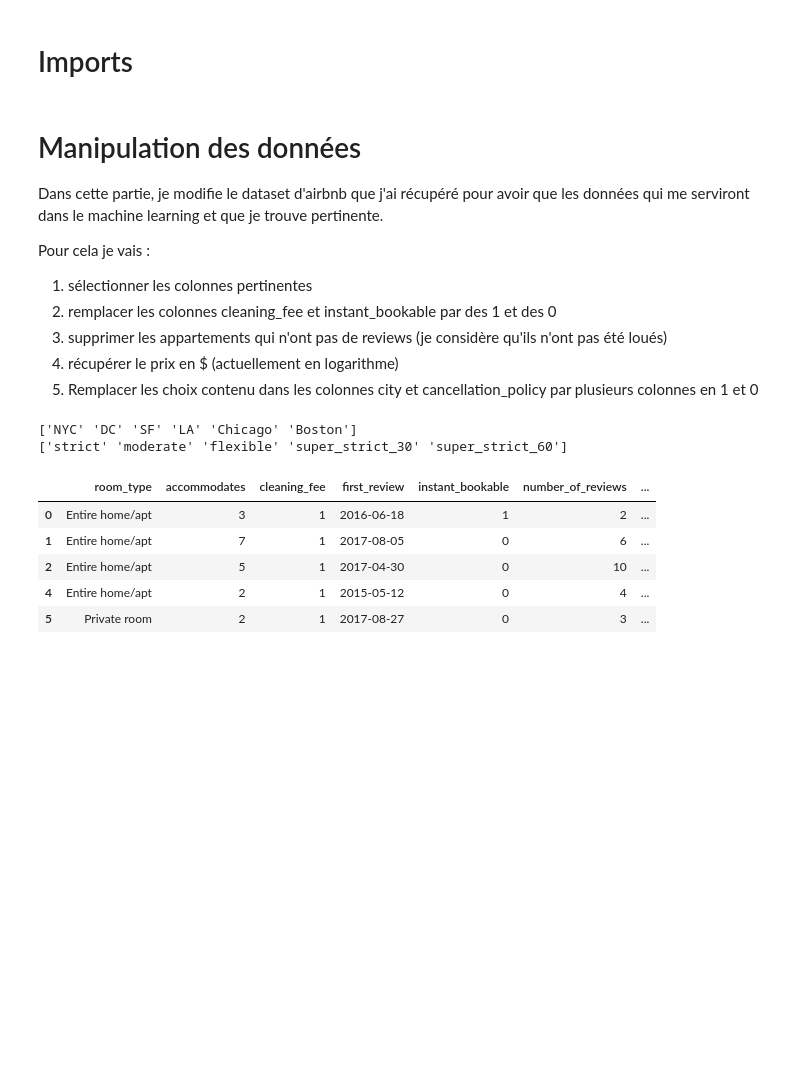
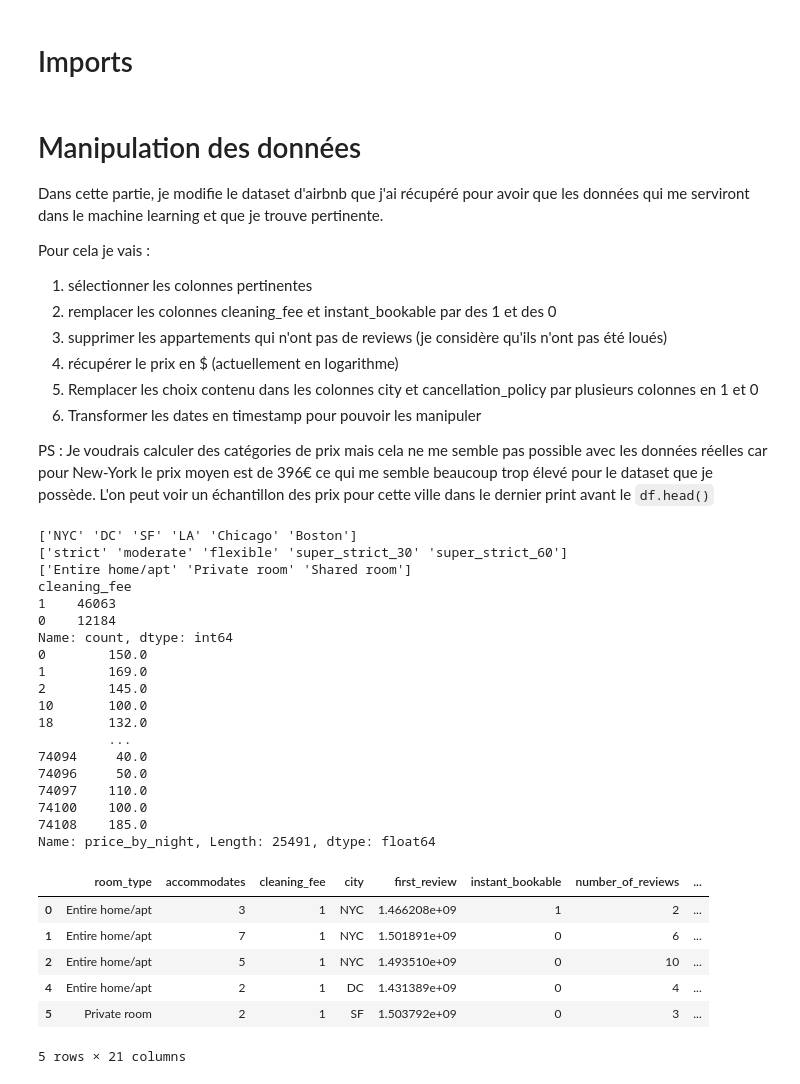
Before and after one commit to LoanCB/machine-learning-appartement, a Jupyter notebook: playground_airbnb.ipynb, the cells around one changed output. Cells and saved outputs as stored; diff of their text form; code cells hidden in the pictures; blank space fills up the shorter version.

```diff
--- a/playground_airbnb.ipynb
+++ b/playground_airbnb.ipynb
@@ -14,31 +15,65 @@ Pour cela je vais :
 3. supprimer les appartements qui n'ont pas de reviews (je considère qu'ils n'ont pas été loués)
 4. récupérer le prix en $ (actuellement en logarithme)
 5. Remplacer les choix contenu dans les colonnes city et cancellation_policy par plusieurs colonnes en 1 et 0
+6. Transformer les dates en timestamp pour pouvoir les manipuler
+
+
+PS : Je voudrais calculer des catégories de prix mais cela ne me semble pas possible avec les données réelles car pour New-York le prix moyen est de 396€ ce qui me semble beaucoup trop élevé pour le dataset que je possède. L'on peut voir un échantillon des prix pour cette ville dans le dernier print avant le `df.head()`
 # %%
 df = pd.read_csv('data/airbnb_data.csv')
 
 df = df[['log_price', 'room_type', 'accommodates', 'cancellation_policy', 'cleaning_fee', 'city', 'first_review', 'instant_bookable', 'number_of_reviews', 'review_scores_rating', 'bedrooms']]
 df['cleaning_fee'] = df['cleaning_fee'].astype(int)
 df['instant_bookable'] = df['instant_bookable'].apply(lambda x: 1 if x == 'f' else 0)
 df = df.dropna(axis=0, subset=['first_review'])
 df['price_by_night'] = np.exp(df['log_price'])
 df = df.drop(labels='log_price', axis=1)
 
 unique_cities = df['city'].unique()
 print(unique_cities) # ['NYC' 'DC' 'SF' 'LA' 'Chicago' 'Boston']
-df = pd.get_dummies(df, columns=['city'], dtype=int)
+df_cities = pd.get_dummies(df['city'], prefix='city', dtype=int)
+df = pd.concat([df, df_cities], axis=1)
 
 unique_policies = df['cancellation_policy'].unique()
 print(unique_policies) # ['strict' 'moderate' 'flexible' 'super_strict_30' 'super_strict_60']
 df = pd.get_dummies(df, columns=['cancellation_policy'], dtype=int)
 
+unique_room_type = df['room_type'].unique()
+print(unique_room_type) # ['Entire home/apt' 'Private room' 'Shared room']
+
+print(df['cleaning_fee'].value_counts())
+
+df['first_review'] = pd.to_datetime(df['first_review'])
+df['first_review'] = df['first_review'].apply(lambda x: x.timestamp())
+
+df_ny = df[(df['city_NYC'] == 1)]
+print(df_ny['price_by_night'])
+
 df.head()
 # %% [output]
 ['NYC' 'DC' 'SF' 'LA' 'Chicago' 'Boston']
 ['strict' 'moderate' 'flexible' 'super_strict_30' 'super_strict_60']
+['Entire home/apt' 'Private room' 'Shared room']
+cleaning_fee
+1    46063
+0    12184
+Name: count, dtype: int64
+0        150.0
+1        169.0
+2        145.0
+10       100.0
+18       132.0
+         ...
+74094     40.0
+74096     50.0
+74097    110.0
+74100    100.0
+74108    185.0
+Name: price_by_night, Length: 25491, dtype: float64
-|  | room_type | accommodates | cleaning_fee | first_review | instant_bookable | number_of_reviews | ... |
-| 0 | Entire home/apt | 3 | 1 | 2016-06-18 | 1 | 2 | ... |
-| 1 | Entire home/apt | 7 | 1 | 2017-08-05 | 0 | 6 | ... |
-| 2 | Entire home/apt | 5 | 1 | 2017-04-30 | 0 | 10 | ... |
-| 4 | Entire home/apt | 2 | 1 | 2015-05-12 | 0 | 4 | ... |
-| 5 | Private room | 2 | 1 | 2017-08-27 | 0 | 3 | ... |
+|  | room_type | accommodates | cleaning_fee | city | first_review | instant_bookable | number_of_reviews | ... |
+| 0 | Entire home/apt | 3 | 1 | NYC | 1.466208e+09 | 1 | 2 | ... |
+| 1 | Entire home/apt | 7 | 1 | NYC | 1.501891e+09 | 0 | 6 | ... |
+| 2 | Entire home/apt | 5 | 1 | NYC | 1.493510e+09 | 0 | 10 | ... |
+| 4 | Entire home/apt | 2 | 1 | DC | 1.431389e+09 | 0 | 4 | ... |
+| 5 | Private room | 2 | 1 | SF | 1.503792e+09 | 0 | 3 | ... |
+5 rows × 21 columns
```
Also changed, not shown: parts of 4 cells of this notebook.
